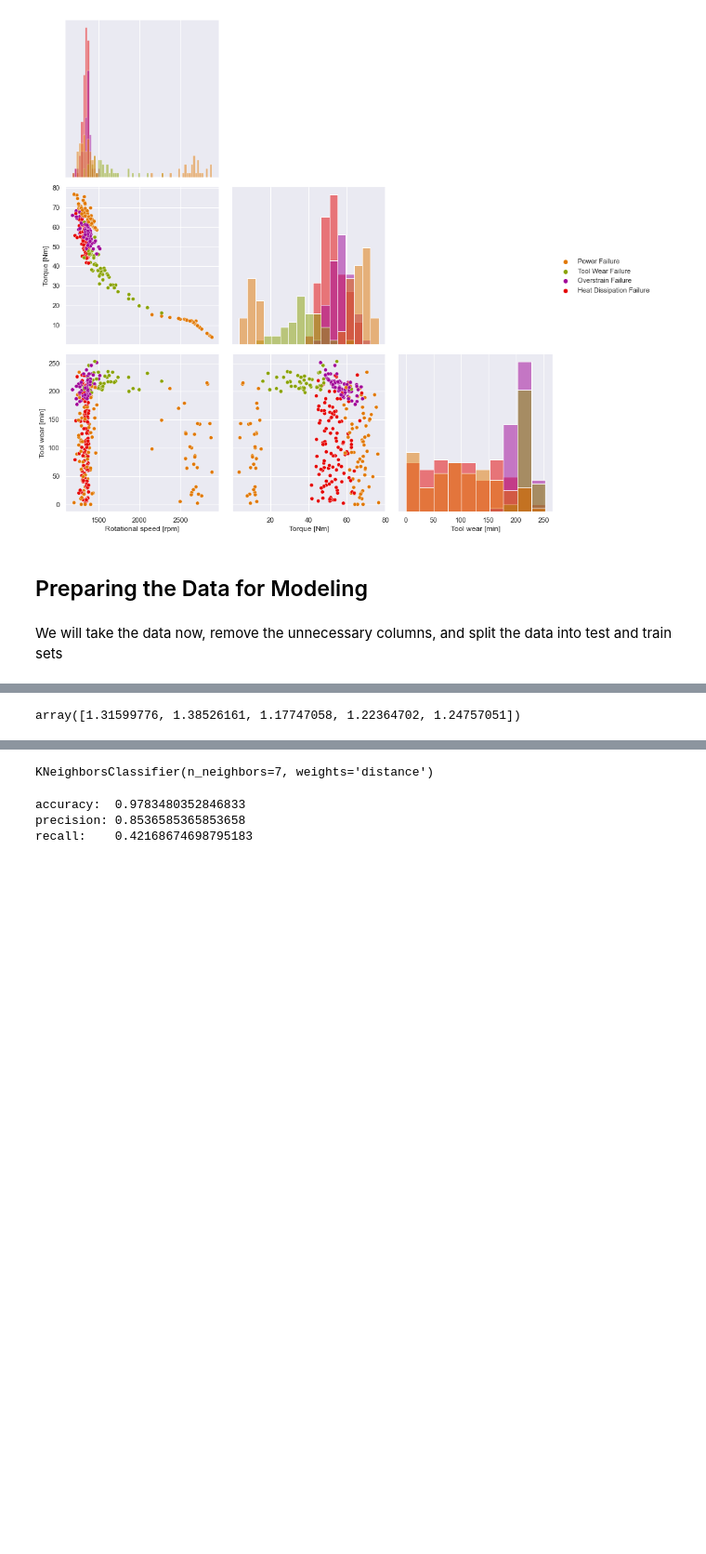
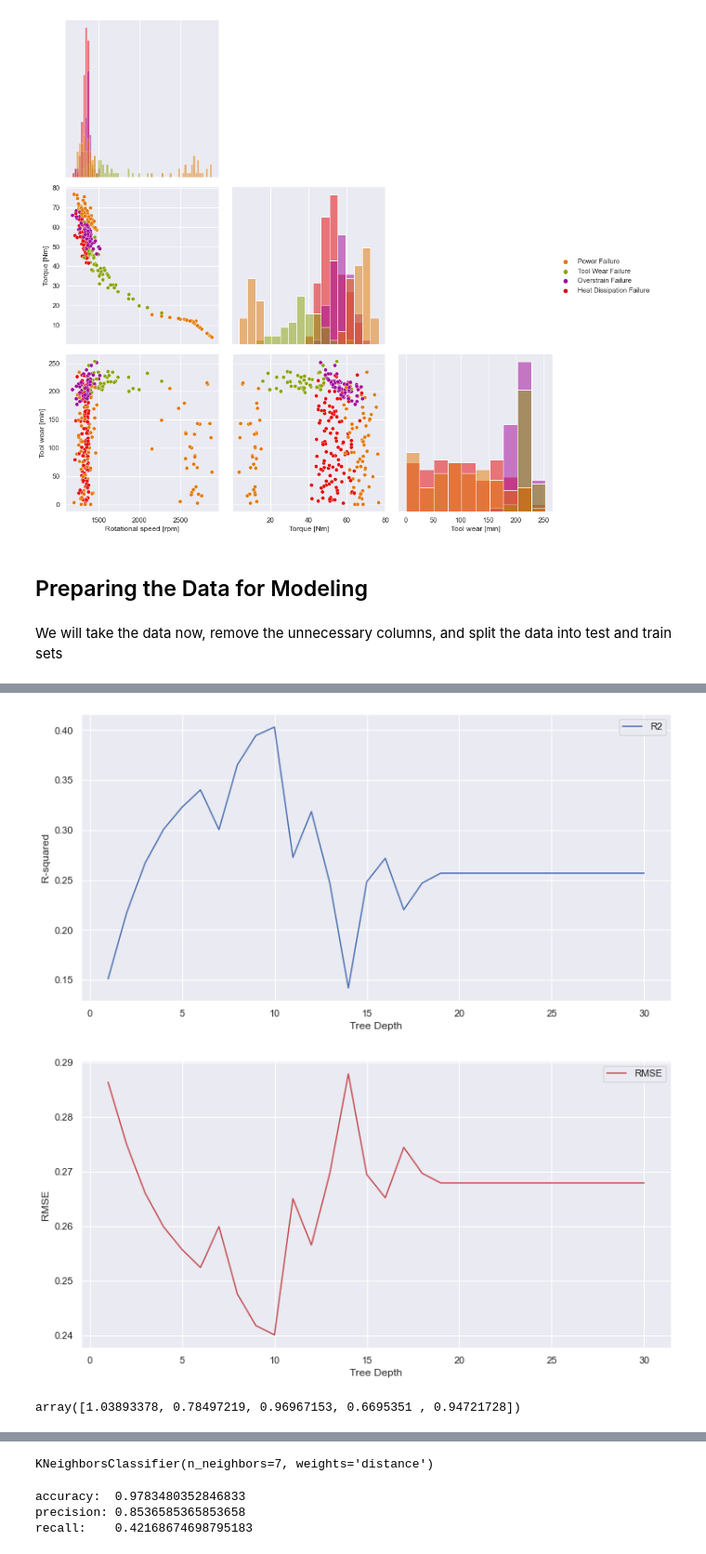
Before and after one commit to tfuger10/Machine-Predictive-Maintenance, a Jupyter notebook: Notebook.ipynb, the cells around one changed output, grey strips where cells are left out. Shown at 93% size. Cells and saved outputs as stored; diff of their text form; code cells hidden in the pictures; blank space fills up the shorter version.

```diff
--- a/Notebook.ipynb
+++ b/Notebook.ipynb
@@ -296,15 +300,62 @@ knn_second_log_loss.mean()
+# %%
+def performance(y_true, y_predict):
+    """
+    Calculates and returns the two performance scores between
+    true and predicted values - first R-Squared, then RMSE
+    """
+
+    # Calculate the r2 score between 'y_true' and 'y_predict'
+    r2 = r2_score(y_true, y_predict)
+
+    # Calculate the root mean squared error between 'y_true' and 'y_predict'
+    rmse = mean_squared_error(y_true, y_predict, squared=False)
+
+    # If using an older version of sklearn:
+    # rmse = np.sqrt(mean_squared_error(y_true, y_predict))
+
+    # Return the score
+    return [r2, rmse]
+# %%
+max_depths = list(range(1, 31))
+mse_results = []
+r2_results = []
+
+for max_depth in max_depths:
+    regressor = DecisionTreeRegressor(max_depth=max_depth,
+                                      random_state=45)
+    regressor.fit(X_train_scaled, y_train)
+    y_pred = regressor.predict(X_test)
+    score = performance(y_test, y_pred)
+    r2_results.append(score[0])
+    mse_results.append(score[1])
+
+plt.figure(figsize=(12, 6))
+plt.plot(max_depths, r2_results, 'b', label='R2')
+plt.xlabel('Tree Depth')
+plt.ylabel('R-squared')
+plt.legend()
+plt.show()
+plt.figure(figsize=(12, 6))
+plt.plot(max_depths, mse_results, 'r', label='RMSE')
+plt.xlabel('Tree Depth')
+plt.ylabel('RMSE')
+plt.legend()
+plt.show()
+# %% [output]
+[figure, added]
+[figure, added]
 # %%
 clf2 = DecisionTreeClassifier()
 
-regressor = DecisionTreeRegressor(random_state=42)
+regressor = DecisionTreeRegressor(random_state=45)
 regressor.fit(X_train_scaled, y_train)
-y_pred = regressor.predict(X_test)
+y_pred_DT = regressor.predict(X_test)
 
 dt_baseline_log_loss = - cross_val_score(clf2, X_train_scaled, y_train, scoring="neg_log_loss")
 
 dt_baseline_log_loss
 # %% [output]
-array([1.31599776, 1.38526161, 1.17747058, 1.22364702, 1.24757051])
+array([1.03893378, 0.78497219, 0.96967153, 0.6695351 , 0.94721728])
 # %%
 dt_baseline_log_loss.mean()
 # %% [output]
```
Also changed, not shown: parts of 22 cells of this notebook.
